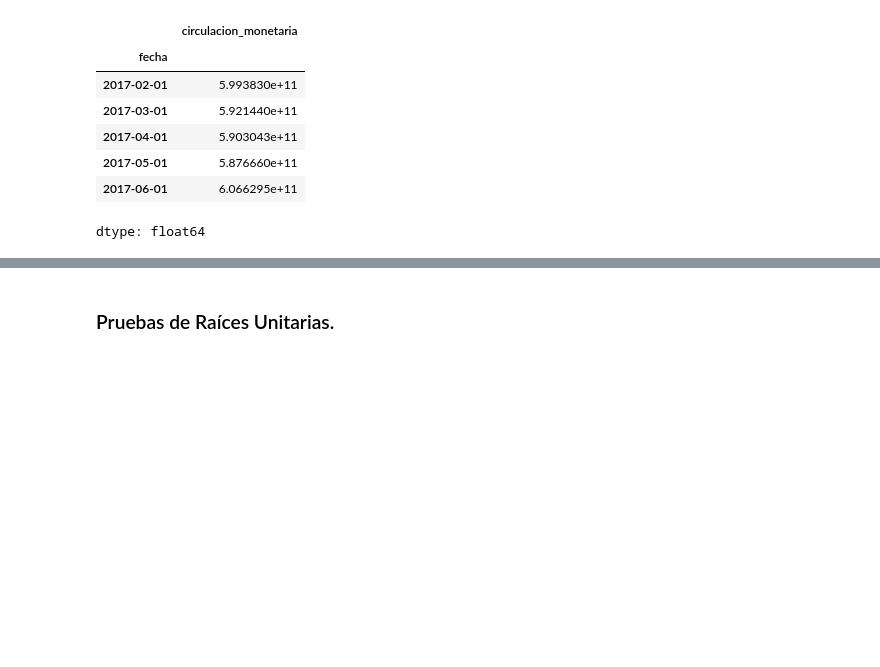
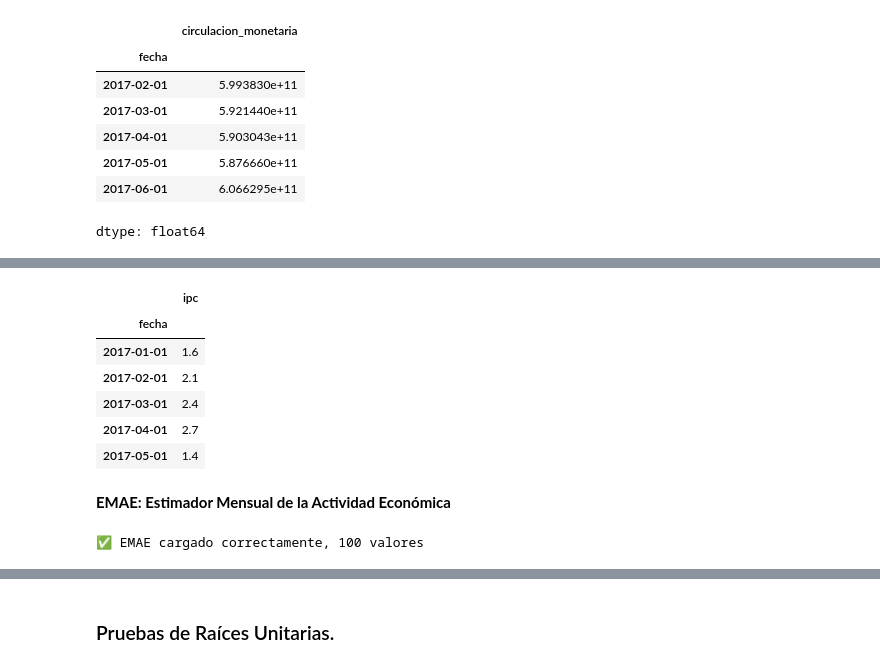
Before and after one commit to georgsmeinung/ast-tp, a Jupyter notebook: AST_TP1_Cancelas_Filipuzzi_Gallardo_Nicolau.ipynb, the cells around one changed output, grey strips where cells are left out. Saved outputs shown, nothing was run; the diff lists cells and outputs as text; code cells hidden in the pictures; blank space fills up the shorter version.

```diff
--- a/AST_TP1_Cancelas_Filipuzzi_Gallardo_Nicolau.ipynb
+++ b/AST_TP1_Cancelas_Filipuzzi_Gallardo_Nicolau.ipynb
@@ -175,0 +165,45 @@ dtype: float64
+# %%
+ipc_mensual.head()
+# %% [output]
+|  | ipc |
+| fecha |  |
+| 2017-01-01 | 1.6 |
+| 2017-02-01 | 2.1 |
+| 2017-03-01 | 2.4 |
+| 2017-04-01 | 2.7 |
+| 2017-05-01 | 1.4 |
+# %% [markdown]
+**EMAE: Estimador Mensual de la Actividad Económica**
+# %%
+try:
+    url_emae = "https://www.indec.gob.ar/ftp/cuadros/economia/sh_emae_mensual_base2004.xls"
+    response_emae = requests.get(url_emae)
+    archivo_excel = io.BytesIO(response_emae.content)
+
+    em_raw = pd.read_excel(archivo_excel, header=None, skiprows=5, usecols="A:C")
+    em_raw.columns = ['anio', 'mes', 'emae']
+    em_raw['anio'] = em_raw['anio'].ffill()
+    em_raw = em_raw.dropna(subset=['mes', 'emae'])
+
+    meses_dict = {
+        'Enero': 1, 'Febrero': 2, 'Marzo': 3, 'Abril': 4,
+        'Mayo': 5, 'Junio': 6, 'Julio': 7, 'Agosto': 8,
+        'Septiembre': 9, 'Octubre': 10, 'Noviembre': 11, 'Diciembre': 12
+    }
+
+    em_raw['mes_num'] = em_raw['mes'].str.strip().map(meses_dict)
+    em_raw['fecha'] = pd.to_datetime(dict(year=em_raw['anio'].astype(int),
+                                          month=em_raw['mes_num'],
+                                          day=1))
+
+    start_date = pd.to_datetime("2017-01-01")
+    end_date = pd.to_datetime("2025-06-30")
+
+    emae_df = em_raw.loc[(em_raw['fecha'] >= start_date) & (em_raw['fecha'] <= end_date), ['fecha', 'emae']]
+    emae_df.set_index('fecha', inplace=True)
+    emae_df = emae_df.sort_index()
+    print(f"✅ EMAE cargado correctamente, {len(emae_df)} valores")
+except Exception as e:
+    print(f"❌ Error al cargar el EMAE, el error es: {e}")
+# %% [output]
+✅ EMAE cargado correctamente, 100 valores
```
Also changed, not shown: parts of 28 cells of this notebook.
